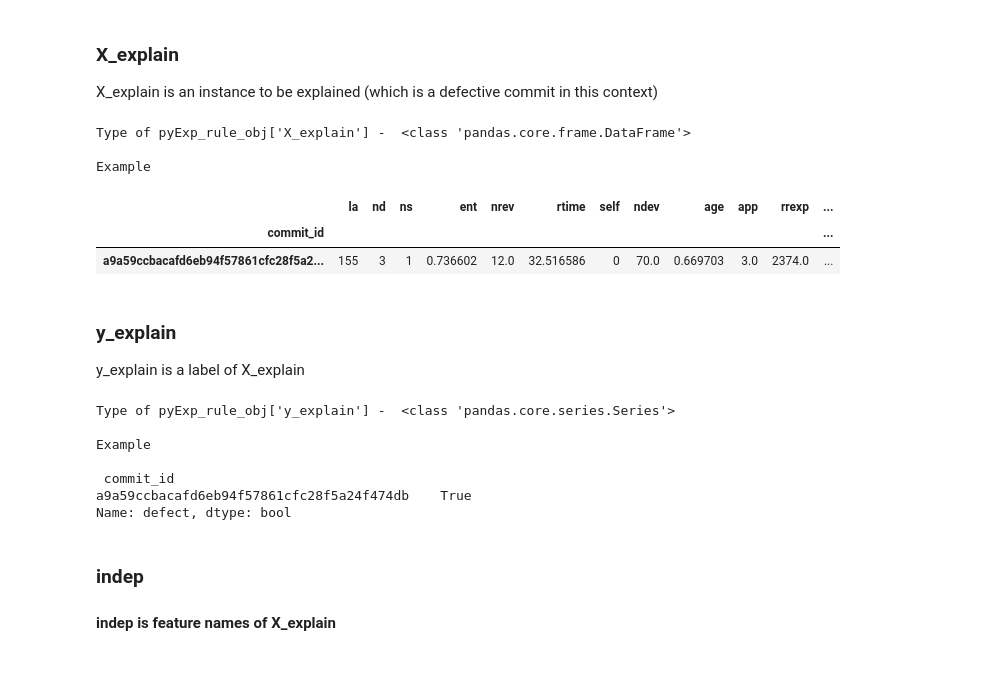
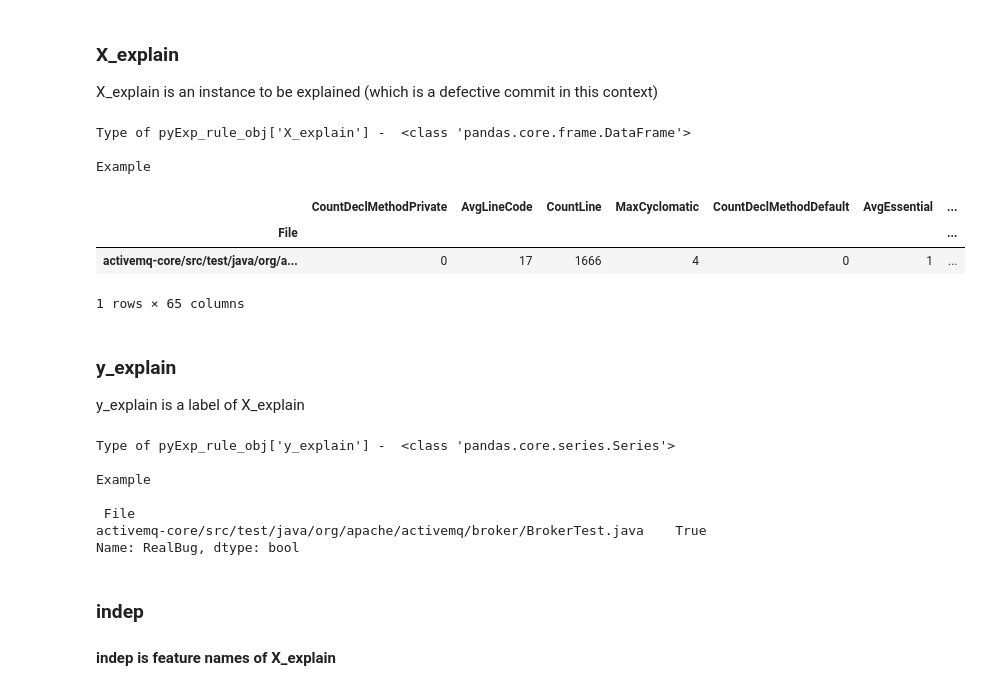
Before and after one commit to awsm-research/PyExplainer, a Jupyter notebook: TUTORIAL.ipynb, the cells around one changed output. Drawn from its saved outputs; the diff is of its cells as text; code cells hidden in the pictures.

```diff
--- a/TUTORIAL.ipynb
+++ b/TUTORIAL.ipynb
@@ -300,32 +301,33 @@ Example
 
 X_explain is an instance to be explained (which is a defective commit in this context)
 # %%
-print("Type of pyExp_rule_obj['X_explain'] - ", type(created_rule_obj['X_explain']), "\n")
+print("Type of pyExp_rule_obj['X_explain'] - ", type(rules['X_explain']), "\n")
 
 print('Example')
-display(created_rule_obj['X_explain'])
+display(rules['X_explain'])
 # %% [output]
 Type of pyExp_rule_obj['X_explain'] -  <class 'pandas.core.frame.DataFrame'>
 
 Example
-|  | la | nd | ns | ent | nrev | rtime | self | ndev | age | app | rrexp | ... |
-| commit_id |  |  |  |  |  |  |  |  |  |  |  | ... |
-| a9a59ccbacafd6eb94f57861cfc28f5a2... | 155 | 3 | 1 | 0.736602 | 12.0 | 32.516586 | 0 | 70.0 | 0.669703 | 3.0 | 2374.0 | ... |
+|  | CountDeclMethodPrivate | AvgLineCode | CountLine | MaxCyclomatic | CountDeclMethodDefault | AvgEssential | ... |
+| File |  |  |  |  |  |  | ... |
+| activemq-core/src/test/java/org/a... | 0 | 17 | 1666 | 4 | 0 | 1 | ... |
+1 rows × 65 columns
 # %% [markdown]
 ### y_explain
 
 y_explain is a label of X_explain
 # %%
-print("Type of pyExp_rule_obj['y_explain'] - ", type(created_rule_obj['y_explain']), "\n")
-print("Example", "\n\n", created_rule_obj['y_explain'])
+print("Type of pyExp_rule_obj['y_explain'] - ", type(rules['y_explain']), "\n")
+print("Example", "\n\n", rules['y_explain'])
 # %% [output]
 Type of pyExp_rule_obj['y_explain'] -  <class 'pandas.core.series.Series'>
 
 Example
 
- commit_id
-a9a59ccbacafd6eb94f57861cfc28f5a24f474db    True
-Name: defect, dtype: bool
+ File
+activemq-core/src/test/java/org/apache/activemq/broker/BrokerTest.java    True
+Name: RealBug, dtype: bool
 # %% [markdown]
 ### indep
 #### indep is feature names of X_explain
```
Also changed, not shown: parts of 12 cells of this notebook.
